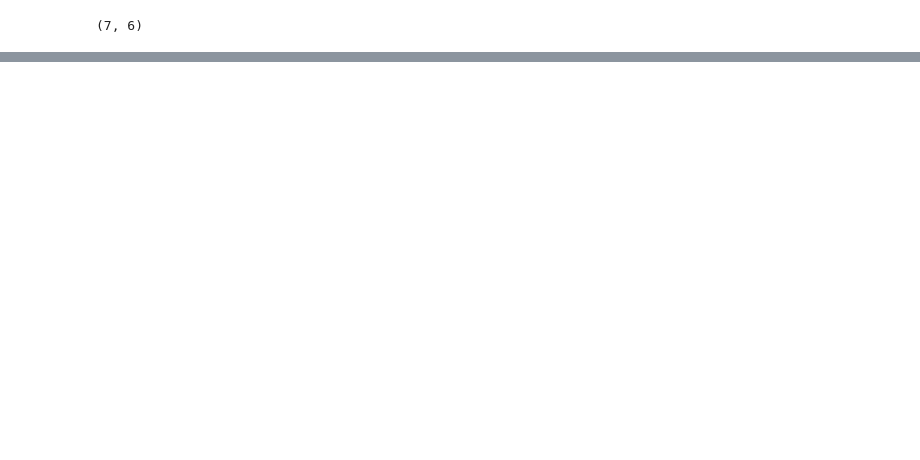
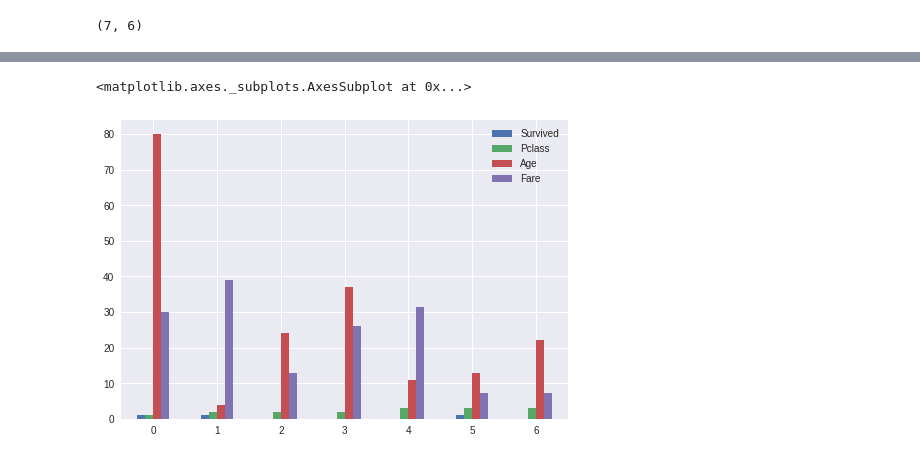
Before and after one commit to nao50/python-data-analytics, a Jupyter notebook: pandas/pandas.ipynb, the cells around one changed output, grey strips where cells are left out. Drawn from its saved outputs; the diff is of its cells as text; code cells hidden in the pictures; blank space fills up the shorter version.

```diff
--- a/pandas/pandas.ipynb
+++ b/pandas/pandas.ipynb
@@ -25,0 +183,5 @@ data.shape
+# %%
+data.plot.bar(rot=0)
+# %% [output]
+<matplotlib.axes._subplots.AxesSubplot at 0x...>
+[figure, added]
```
Also changed, not shown: parts of 29 cells of this notebook, 3 other files.
